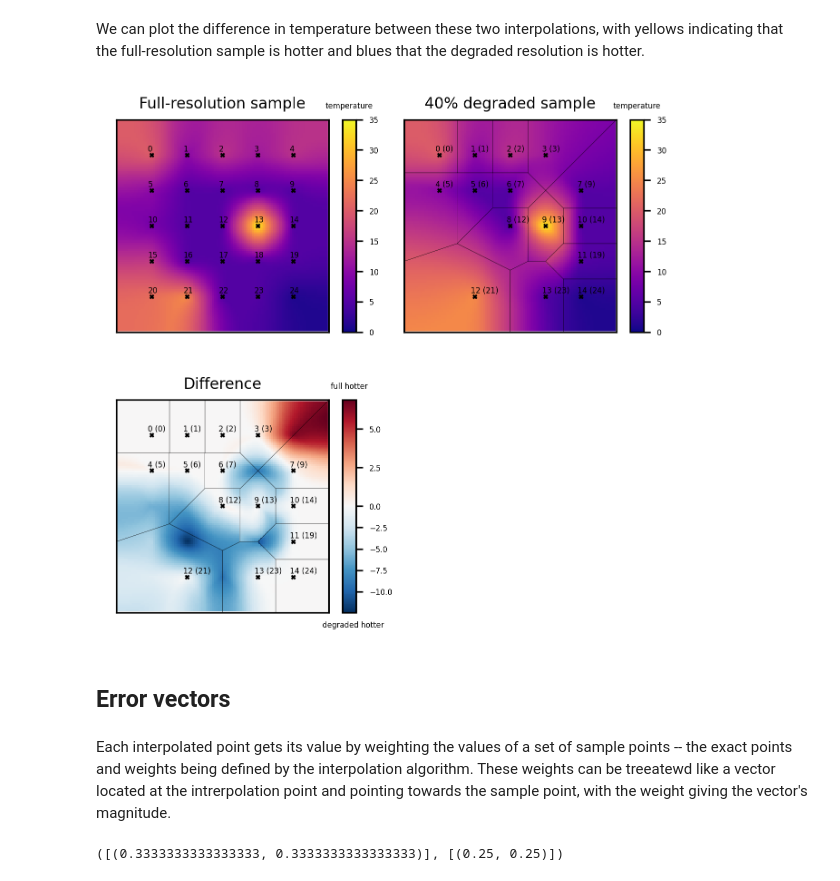
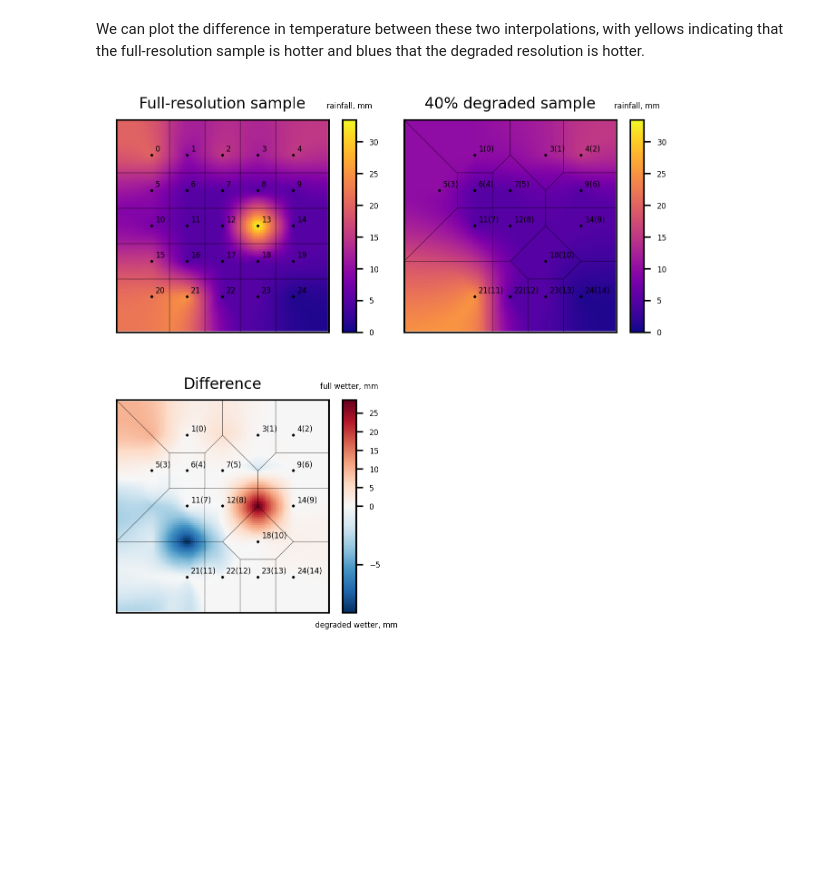
Before and after one commit to simoninireland/sensor-placement, a Jupyter notebook: simple.ipynb, the cells around one changed output. Drawn from its saved outputs; the diff is of its cells as text; code cells hidden in the pictures; blank space fills up the shorter version.

```diff
--- a/simple.ipynb
+++ b/simple.ipynb
@@ -200,14 +142,19 @@ _ = plt.show()
 # %% [markdown]
 Now remove 40% of the sample points at random, leaving 60% for interpolation. The removal process removes samples from the sample vector, and removes the corresponding samples from the tensor.
 # %%
-retain_60 = sorted(numpy.random.choice(range(len(samples)), int(len(samples) * 0.6), replace=False))
-remove_60 = sorted(list(set(range(len(samples))) - set(retain_60)))
+#retain_60 = sorted(numpy.random.choice(range(len(samples)), int(len(samples) * 0.6), replace=False))
+#remove_60 = sorted(list(set(range(len(samples))) - set(retain_60)))
 
+#samples_60 = samples[retain_60]
+
+#tensor_60 = deepcopy(tensor_fullresolution)
+#for i in remove_60:
+#    tensor_60.removeSample(i)
+#tensor_60.save('datasets/tensor_60.nc')
+
+tensor_60 = NNNI.load('datasets/tensor_60.nc')
+retain_60 = list(tensor_60._samples.index)
 samples_60 = samples[retain_60]
-
-tensor_60 = deepcopy(tensor_fullresolution)
-for i in remove_60:
-    tensor_60.removeSample(i)
 # %% [markdown]
 Plotting the results from the degraded sample shows a sigfnificantly different pattern, as one would expect. (We label the sample points with their index in the sample vector and their sample identifier (from the full-rewsolution vecotr) in brackets, together with the new Voronoi cells.)
 # %%
@@ -255,61 +188,35 @@ g_diff = tensor_fullresolution.apply(samples) - tensor_60.apply(samples_60)
 # %%
 fig = plt.figure(figsize=(5,5))
 
 # full-resolution
 ax1 = plt.subplot(2, 2, 1, xticks=[], yticks=[])
 ax1.set_xlim([0.0, 1.0])
 ax1.set_ylim([0.0, 1.0])
-drawInterpolation(tensor_fullresolution, xs, ys, samples, ax=ax1, cmap=cm.get_cmap('plasma'), cmap_title='temperature')
-for i in range(len(samples)):
-    x, y = tensor_fullresolution._voronoi['geometry'].iloc[i].exterior.xy
-    ax.plot(x, y, color='k', linewidth=0.1)
-for i in range(len(samples)):
-    p = df_samples.geometry.iloc[i]
-    pt = list(p.coords)[0]
-    ax1.plot(pt[0], pt[1], marker='x', color='k', markersize=2.0)
-    ax1.annotate(f'{i}', (pt[0], pt[1]), xytext=(-2, 2), textcoords='offset points', fontsize=4)
+_, _, norm = drawInterpolation(tensor_fullresolution, samples, ax=ax1, cmap=cm.get_cmap('plasma'), cmap_title='rainfall, mm')
+drawVoronoiCells(tensor_fullresolution, ax=ax1)
+drawSampleLabels(tensor_fullresolution, ax=ax1, include_sample_indices=False)
 ax1.set_title('Full-resolution sample', fontsize=8)
 
 # degraded resolution
 ax2 = plt.subplot(2, 2, 2, xticks=[], yticks=[])
 ax2.set_xlim([0.0, 1.0])
 ax2.set_ylim([0.0, 1.0])
-drawInterpolation(tensor_60, xs, ys, samples_60, ax=ax2, cmap=cm.get_cmap('plasma'), cmap_title='temperature')
-for i in range(len(retain_60)):
-    x, y = tensor_60._voronoi['geometry'].iloc[i].exterior.xy
-    ax2.plot(x, y, color='k', linewidth=0.1)
-for i in range(len(samples)):
-    if i in retain_60:
-        j = retain_60.index(i)
-        p = df_samples.geometry.iloc[i]
-        pt = list(p.coords)[0]
-        ax2.plot(pt[0], pt[1], marker='x', color='k', markersize=2.0)
-        ax2.annotate(f'{j} ({i})', (pt[0], pt[1]), xytext=(-2, 2), textcoords='offset points', fontsize=4)
+drawInterpolation(tensor_60, samples_60, ax=ax2, norm=norm, cmap=cm.get_cmap('plasma'), cmap_title='rainfall, mm')
+drawVoronoiCells(tensor_60, ax=ax2)
+drawSampleLabels(tensor_60, ax=ax2)
 ax2.set_title('40% degraded sample', fontsize=8)
 
 # difference
 ax3 = plt.subplot(2, 2, 3, xticks=[], yticks=[])
 ax3.set_xlim([0.0, 1.0])
 ax3.set_ylim([0.0, 1.0])
 norm = TwoSlopeNorm(vcenter=0, vmin=g_diff.min(), vmax=g_diff.max())
-_, cax = drawGrid(g_diff, xs, ys, ax=ax3, norm=norm, cmap=cm.get_cmap('RdBu_r'), cmap_title='full hotter')
-for i in range(len(retain_60)):
-    x, y = tensor_60._voronoi['geometry'].iloc[i].exterior.xy
-    ax3.plot(x, y, color='k', linewidth=0.1)
-for i in range(len(samples)):
-    if i in retain_60:
-        j = retain_60.index(i)
-        p = df_samples.geometry.iloc[i]
-        pt = list(p.coords)[0]
-        ax3.plot(pt[0], pt[1], marker='x', color='k', markersize=2.0)
-        ax3.annotate(f'{j} ({i})', (pt[0], pt[1]), xytext=(-2, 2), textcoords='offset points', fontsize=4)
+_, cax, _ = drawGrid(g_diff, xs, ys, ax=ax3, norm=norm, cmap=cm.get_cmap('RdBu_r'), cmap_title='full wetter, mm')
+drawVoronoiCells(tensor_60, ax=ax3)
+drawSampleLabels(tensor_60, ax=ax3)
 ax3.set_title('Difference', fontsize=8)
-cax.annotate('degraded hotter', xy=(0.5, 0.0), xycoords='axes points', xytext=(-11, -8), textcoords='offset points', fontsize=4)
+cax.annotate('degraded wetter, mm', xy=(0.5, 0.0), xycoords='axes points', xytext=(-15, -8), textcoords='offset points', fontsize=4)
 
 _ = plt.show()
 # %% [output]
-[figure, old version]
+[figure, new version]
-# %% [markdown]
-## Error vectors
-# %% [markdown]
-Each interpolated point gets its value by weighting the values of a set of sample points -- the exact points and weights being defined by the interpolation algorithm. These weights can be treeatewd like a vector located at the intrerpolation point and pointing towards the sample point, with the weight giving the vector's magnitude.
@@ -341,6 +222,0 @@ def drawWeightVector(tensor, p, s, ax=None, cmap=None, cmap_title=None):
-# %%
-cloud = MultiPoint(list(tensor_fullresolution._samples.geometry))
-a, b = nearest_points(cloud, Point(0.25, 0.25))
-list(a.coords), list(b.coords)
-# %% [output]
-([(0.3333333333333333, 0.3333333333333333)], [(0.25, 0.25)])
```
Also changed, not shown: parts of 16 cells of this notebook.
